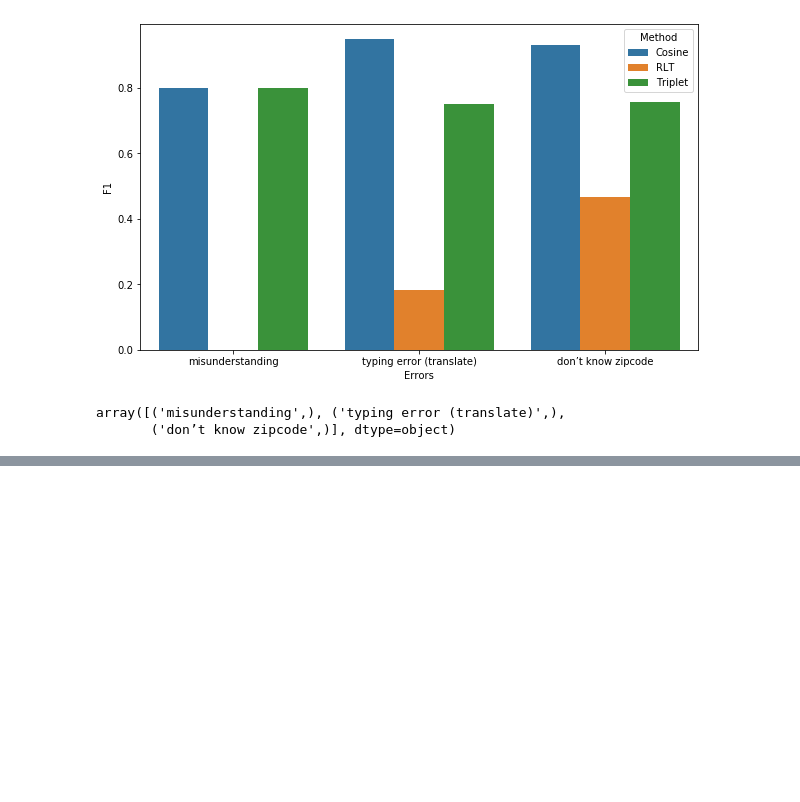
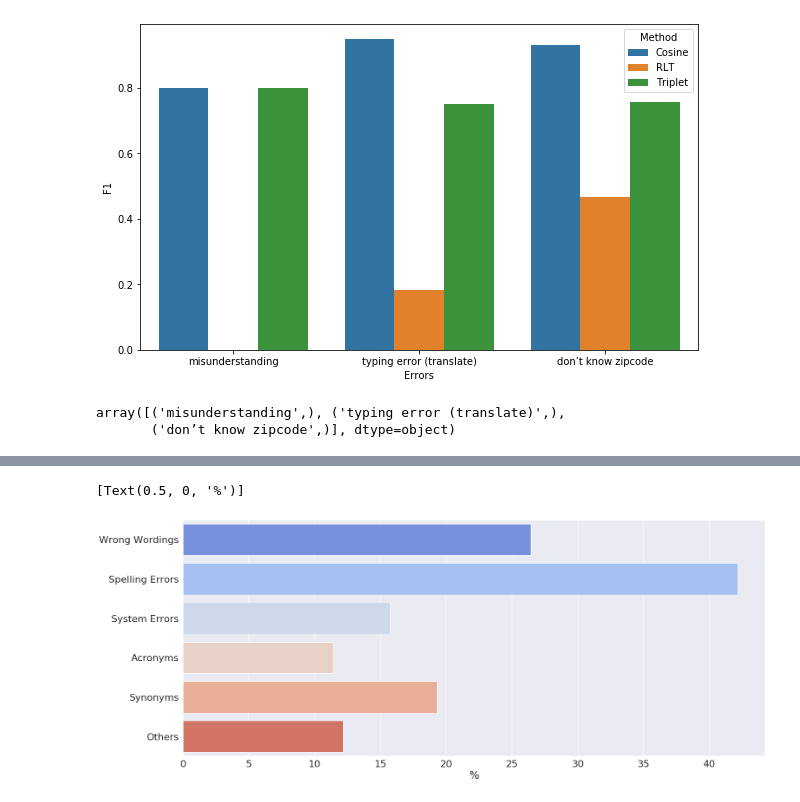
Before and after one commit to dac-nh/short-text-deduplication-siamese, a Jupyter notebook: analyze.ipynb, the cells around one changed output, grey strips where cells are left out. Cells and saved outputs as stored; diff of their text form; code cells hidden in the pictures; blank space fills up the shorter version.

```diff
--- a/analyze.ipynb
+++ b/analyze.ipynb
@@ -223,0 +266,7 @@ plt.savefig("/data/dac/dedupe-project/image/mistakes.eps", format="eps", dpi=120
+# %%
+sns.set(rc={'figure.figsize':(24, 10)}, font_scale=2)
+pic = sns.barplot(x=y, y=x, palette=sns.color_palette("coolwarm", 6))
+pic.set(xlabel='%')
+# %% [output]
+[Text(0.5, 0, '%')]
+[figure, added]
```
Also changed, not shown: parts of 6 cells of this notebook, 5 other files.
